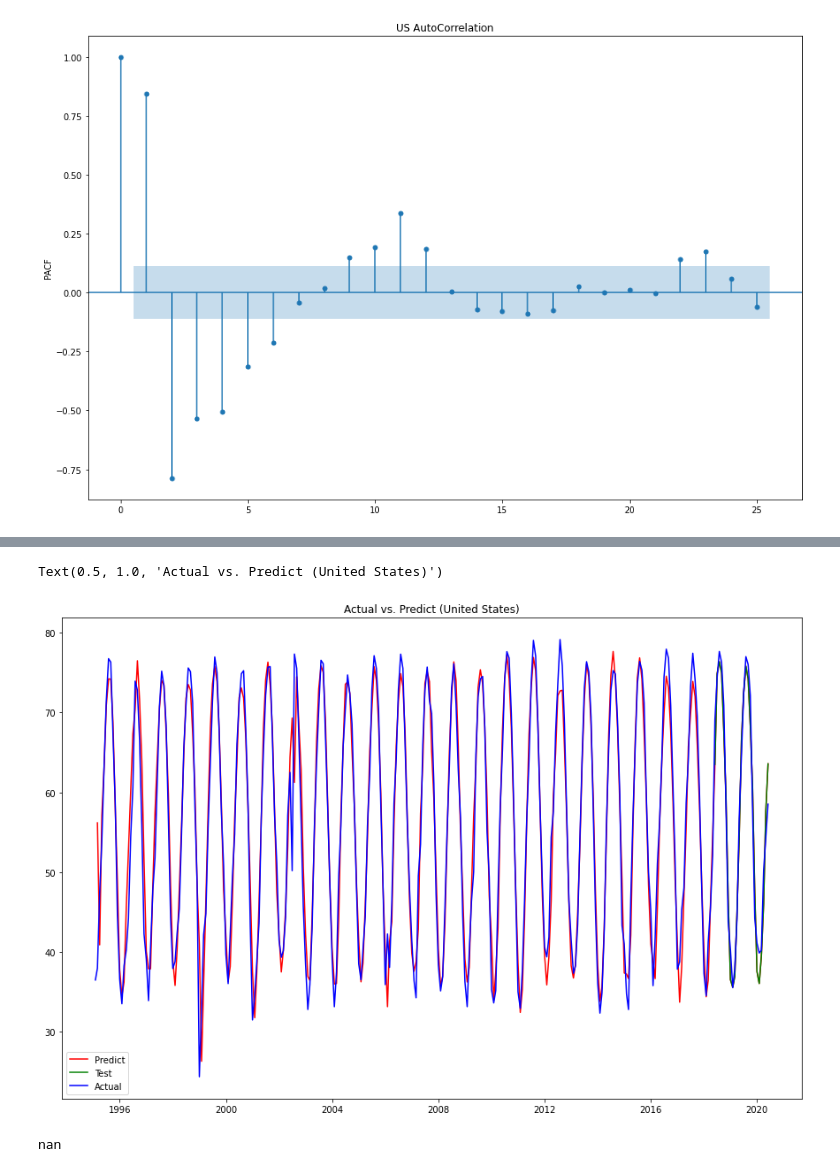
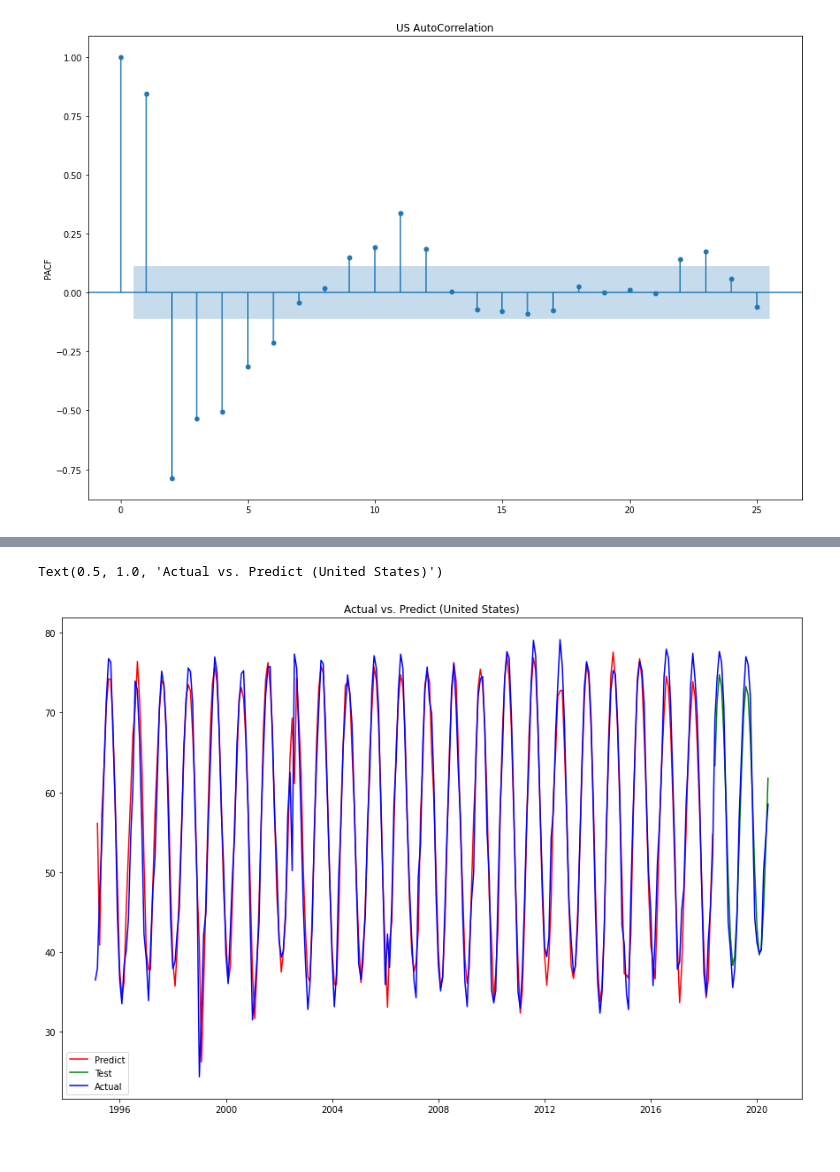
Before and after one commit to whistlepark/cogs109_final, a Jupyter notebook: Notebooks/Train.ipynb, the cells around one changed output, grey strips where cells are left out. Saved outputs shown, nothing was run; the diff lists cells and outputs as text; code cells hidden in the pictures.

```diff
--- a/Notebooks/Train.ipynb
+++ b/Notebooks/Train.ipynb
@@ -201,22 +201,18 @@ sigma2    3.244923e-81
 dtype: float64
 # %%
 y_hat = arm.predict()
-test = arm.get_prediction(start=-25).predicted_mean
+f = arm.forecast(25)
 # %%
 fig2,ax2=plt.subplots(figsize=(15,10))
 plt.plot(y_hat,'r',axes=ax2,label='Predict')
-plt.plot(test,'g',axes=ax2,label='Test')
+plt.plot(f,'g',axes=ax2,label='Test')
+plt.fillbetween(y_hat)
 plt.plot(df_us_m,'b',axes=ax2,label='Actual')
 plt.legend()
 plt.title('Actual vs. Predict (United States)')
 # %% [output]
 Text(0.5, 1.0, 'Actual vs. Predict (United States)')
-[figure, old version]
+[figure, new version]
-# %%
-# np.linalg.norm(y_hat-df_us_m)/df_us_m.size
-np.linalg.norm(test-df_us_m.iloc[-25:])#/len(df_us_m.iloc[-25:])
-# %% [output]
-nan
 # %%
 arm.fittedvalues
 # %% [output]
```
Also changed, not shown: parts of 6 cells of this notebook, 2 other files.
